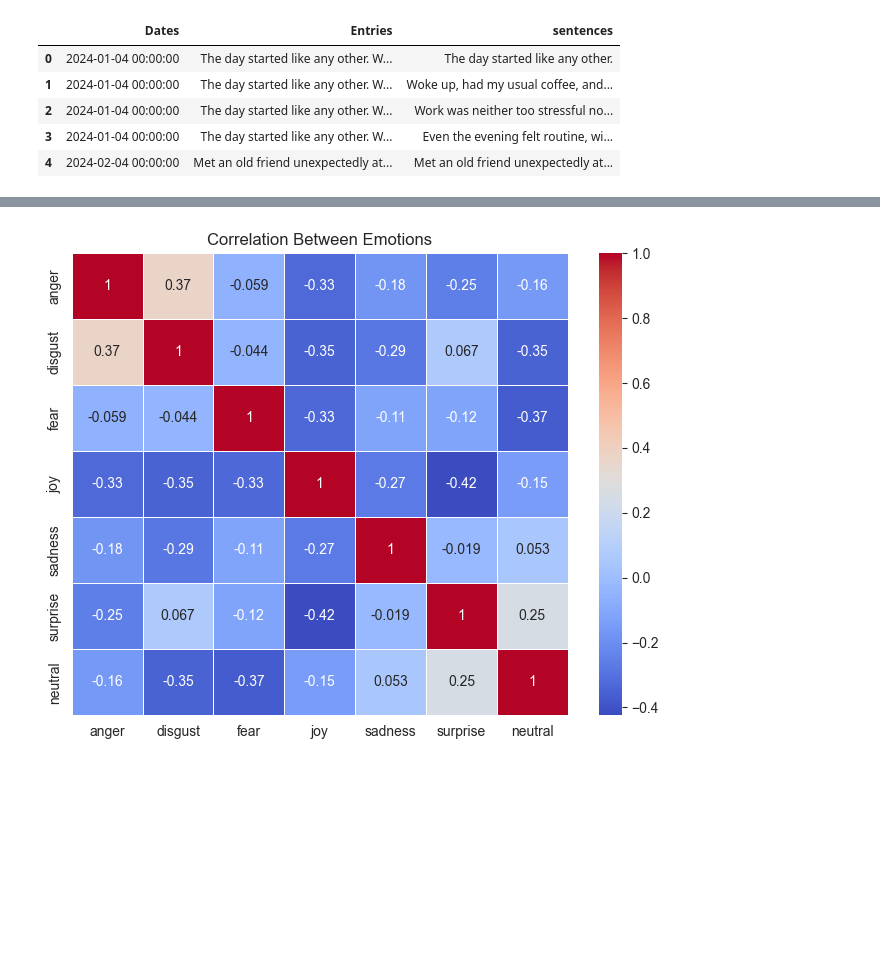
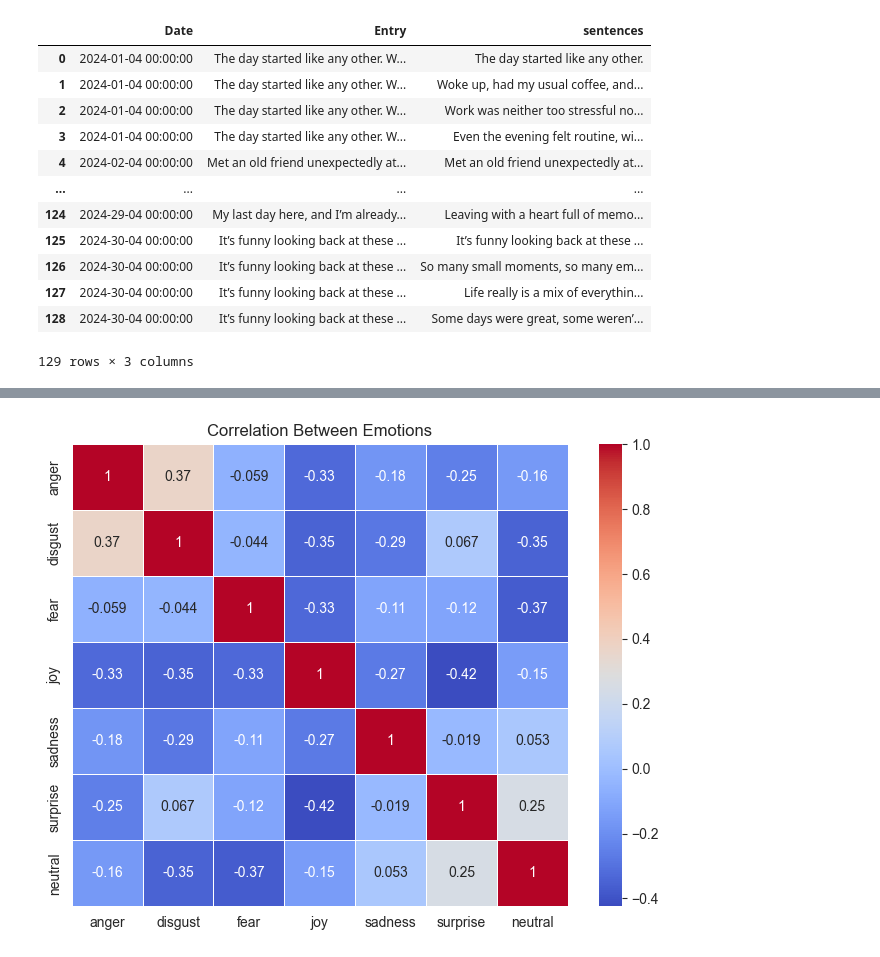
Before and after one commit to Pandharimaske/ai-diary-project, a Jupyter notebook: Sentiment_Analysis/S_A.ipynb, the cells around one changed output, grey strips where cells are left out. Drawn from its saved outputs; the diff is of its cells as text; code cells hidden in the pictures; blank space fills up the shorter version.

```diff
--- a/Sentiment_Analysis/S_A.ipynb
+++ b/Sentiment_Analysis/S_A.ipynb
@@ -25,8 +8,9 @@ from nltk.tokenize import sent_tokenize
 
 
 # Load the CSV file
-df = pd.read_excel("/Users/pandhari/ai-diary-project/Data/diary_dataset.xlsx")
+df = pd.read_csv("/Users/pandhari/ai-diary-project/Data/diary_dataset.csv")
 
-df["sentences"] = df["Entries"].apply(sent_tokenize)
+
+df["sentences"] = df["Entry"].apply(sent_tokenize)
 
 df = df.explode("sentences").reset_index(drop=True)
@@ -180,14 +179,21 @@ df = df.explode("sentences").reset_index(drop=True)
 # # Show sample data
 # emotion_df
 # %%
-df.head()
+df
 # %% [output]
-|  | Dates | Entries | sentences |
+|  | Date | Entry | sentences |
 | 0 | 2024-01-04 00:00:00 | The day started like any other. W... | The day started like any other. |
 | 1 | 2024-01-04 00:00:00 | The day started like any other. W... | Woke up, had my usual coffee, and... |
 | 2 | 2024-01-04 00:00:00 | The day started like any other. W... | Work was neither too stressful no... |
 | 3 | 2024-01-04 00:00:00 | The day started like any other. W... | Even the evening felt routine, wi... |
 | 4 | 2024-02-04 00:00:00 | Met an old friend unexpectedly at... | Met an old friend unexpectedly at... |
+| ... | ... | ... | ... |
+| 124 | 2024-29-04 00:00:00 | My last day here, and I’m already... | Leaving with a heart full of memo... |
+| 125 | 2024-30-04 00:00:00 | It’s funny looking back at these ... | It’s funny looking back at these ... |
+| 126 | 2024-30-04 00:00:00 | It’s funny looking back at these ... | So many small moments, so many em... |
+| 127 | 2024-30-04 00:00:00 | It’s funny looking back at these ... | Life really is a mix of everythin... |
+| 128 | 2024-30-04 00:00:00 | It’s funny looking back at these ... | Some days were great, some weren’... |
+129 rows × 3 columns
 # %%
 import pandas as pd
 import torch
```
Also changed, not shown: parts of 9 cells of this notebook, 3 other files.
